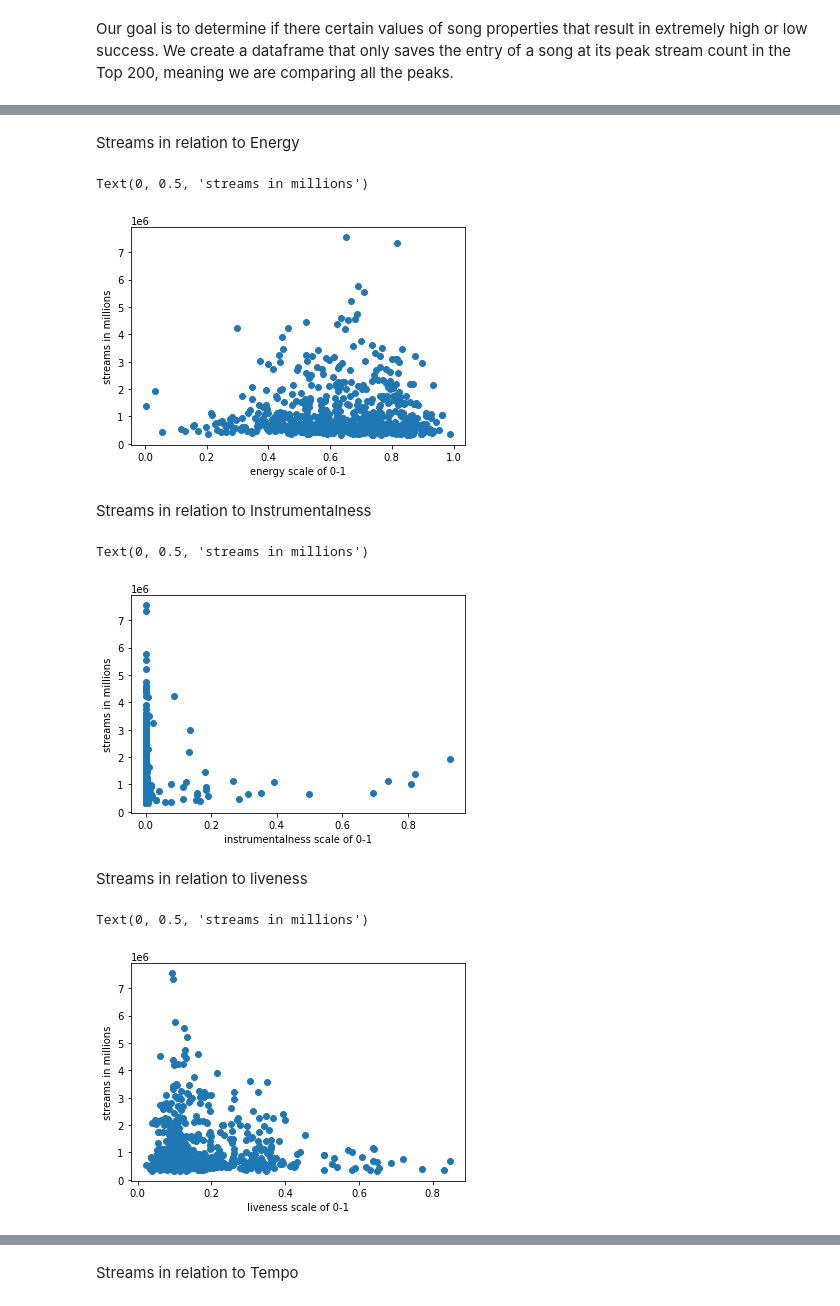
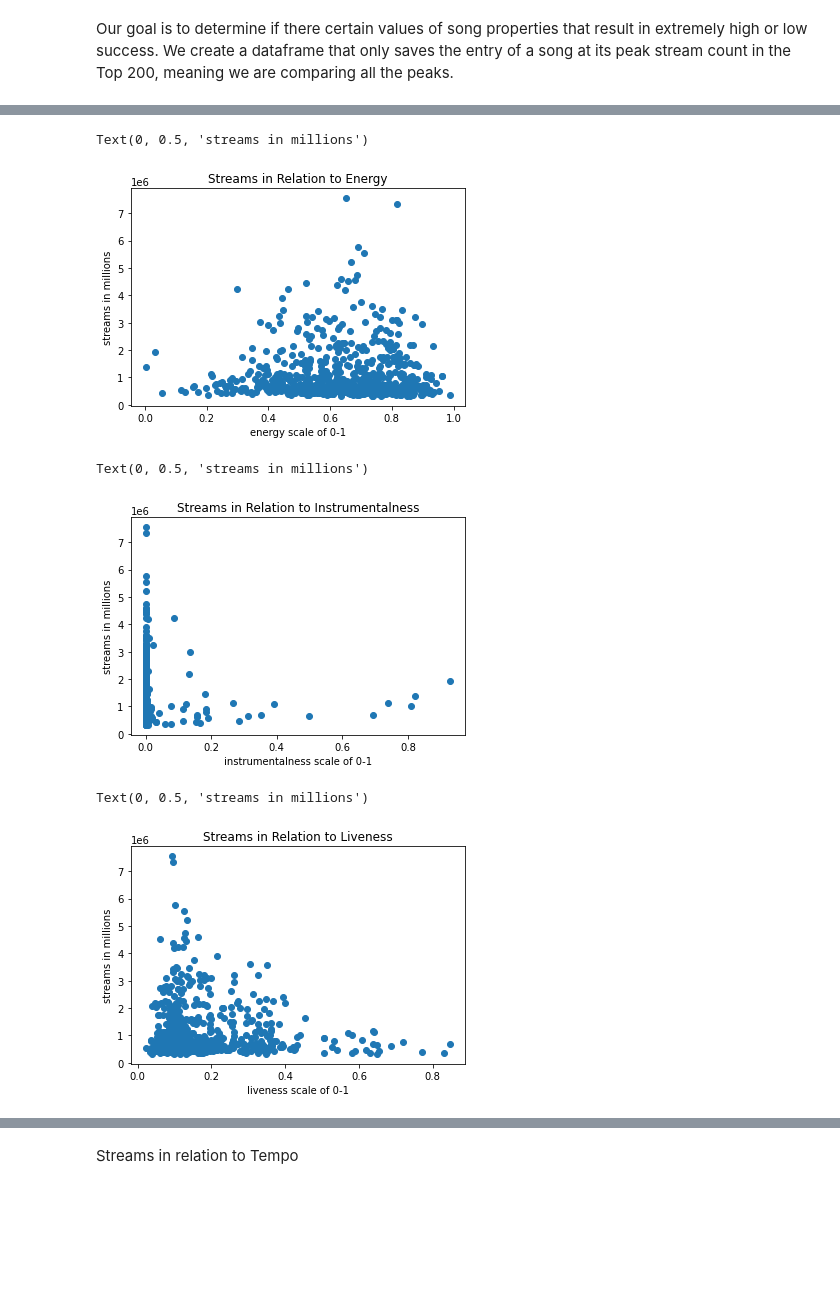
Before and after one commit to amandotzip/groovydata, a Jupyter notebook: final-tutorial.ipynb, the cells around one changed output, grey strips where cells are left out. Saved outputs shown, nothing was run; the diff lists cells and outputs as text; code cells hidden in the pictures; blank space fills up the shorter version.

```diff
--- a/final-tutorial.ipynb
+++ b/final-tutorial.ipynb
@@ -422,27 +437,24 @@ plt.ylabel('streams in millions')
-# %% [markdown]
-Streams in relation to Energy
 # %%
 plt.scatter(no_dupes_df['energy'],no_dupes_df['streams'])
+plt.title('Streams in Relation to Energy')
 plt.xlabel('energy scale of 0-1')
 plt.ylabel('streams in millions')
 # %% [output]
 Text(0, 0.5, 'streams in millions')
-[figure, old version]
+[figure, new version]
-# %% [markdown]
-Streams in relation to Instrumentalness
 # %%
 plt.scatter(no_dupes_df['instrumentalness'],no_dupes_df['streams'])
+plt.title('Streams in Relation to Instrumentalness')
 plt.xlabel('instrumentalness scale of 0-1')
 plt.ylabel('streams in millions')
 # %% [output]
 Text(0, 0.5, 'streams in millions')
-[figure, old version]
+[figure, new version]
-# %% [markdown]
-Streams in relation to liveness
 # %%
 plt.scatter(no_dupes_df['liveness'],no_dupes_df['streams'])
+plt.title('Streams in Relation to Liveness')
 plt.xlabel('liveness scale of 0-1')
 plt.ylabel('streams in millions')
 # %% [output]
 Text(0, 0.5, 'streams in millions')
-[figure, old version]
+[figure, new version]
```
Also changed, not shown: parts of 48 cells of this notebook.
